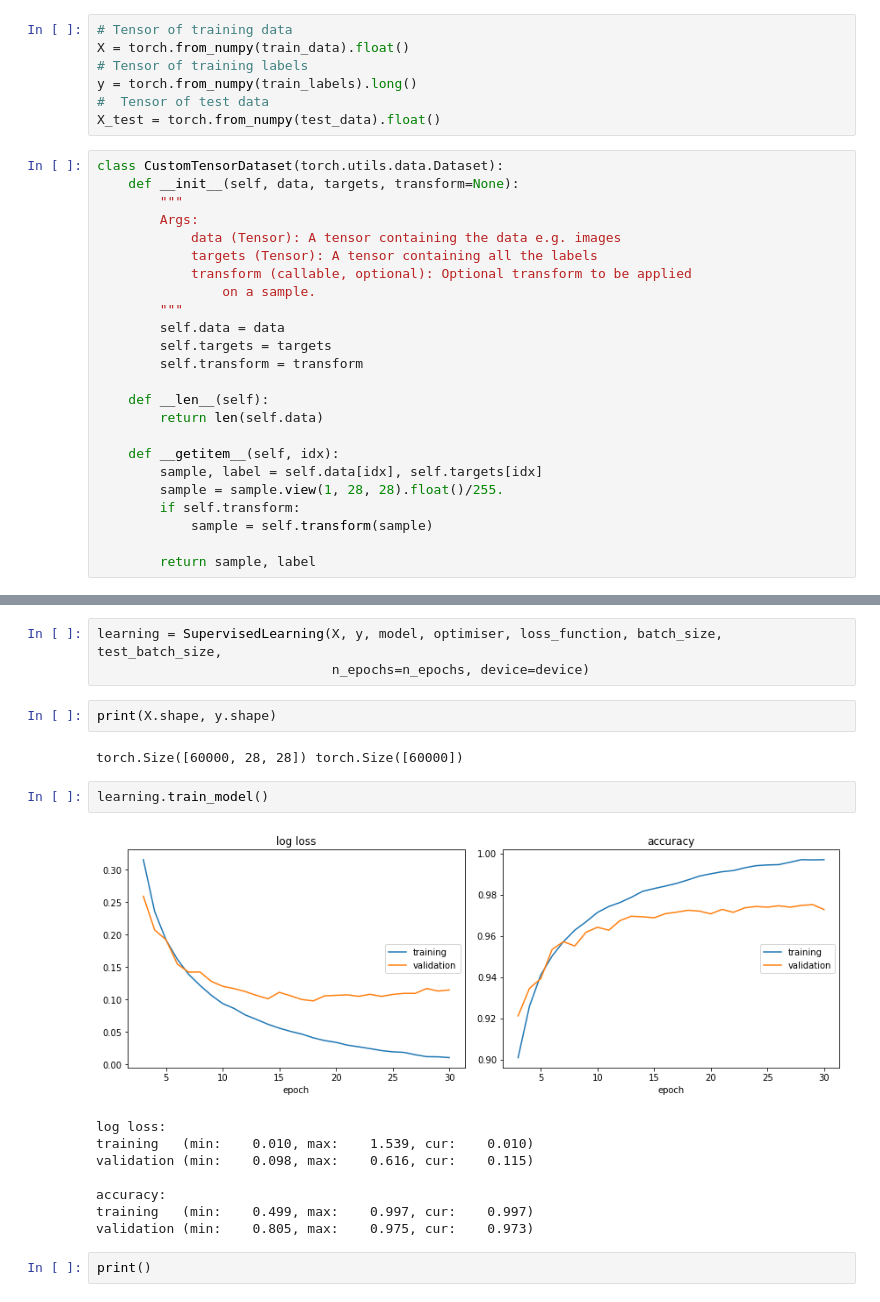
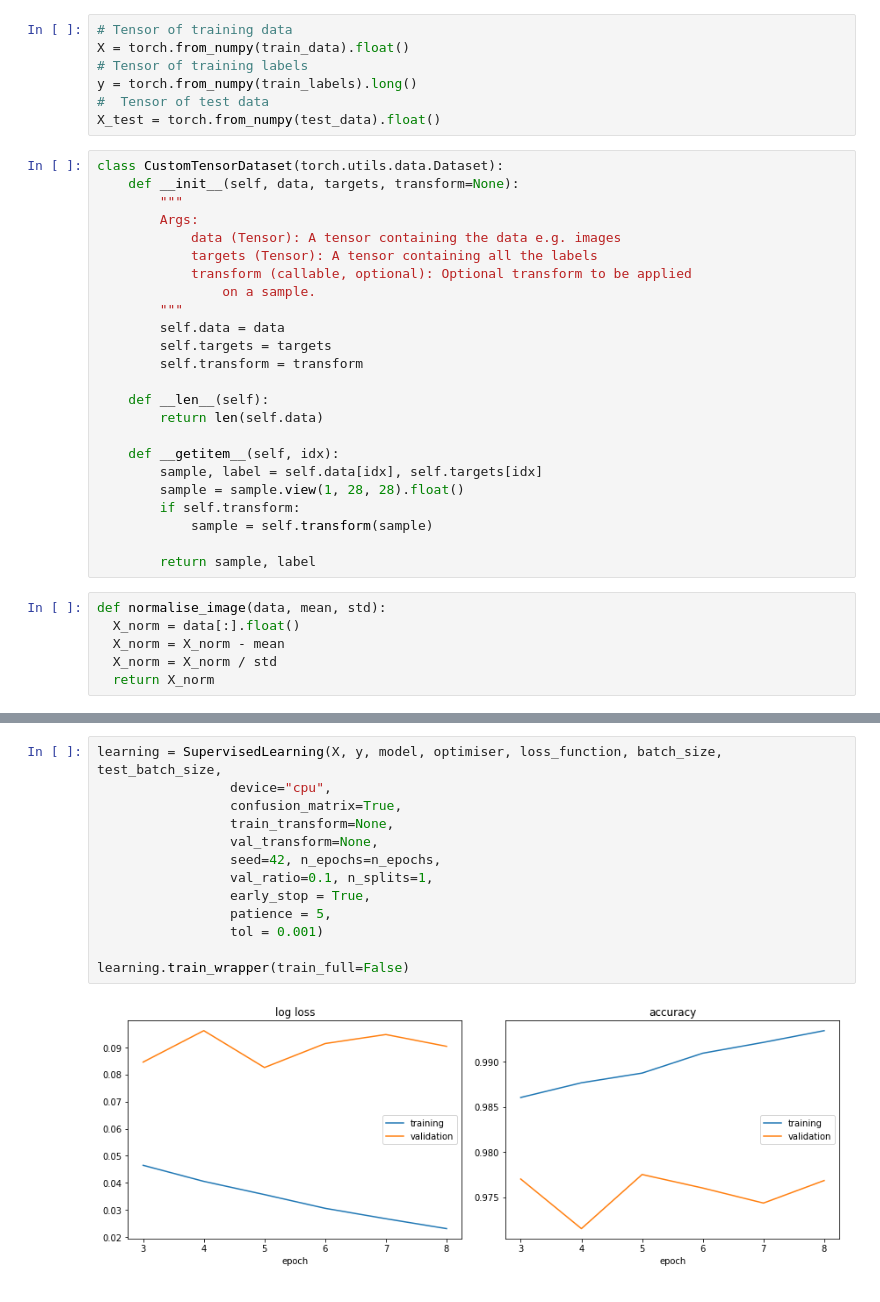
Before and after one commit to dekape/kmnist, a Jupyter notebook: KMNIST.ipynb, the cells around one changed output, grey strips where cells are left out. Drawn from its saved outputs; the diff is of its cells as text.

Commit message:
Working LeNet5 with early stopping and submission

```diff
--- a/KMNIST.ipynb
+++ b/KMNIST.ipynb
@@ -110,8 +99,14 @@ class CustomTensorDataset(torch.utils.data.Dataset):
 
     def __getitem__(self, idx):
         sample, label = self.data[idx], self.targets[idx]
-        sample = sample.view(1, 28, 28).float()/255.
+        sample = sample.view(1, 28, 28).float()
         if self.transform:
             sample = self.transform(sample)
 
         return sample, label
+# %%
+def normalise_image(data, mean, std):
+  X_norm = data[:].float()
+  X_norm = X_norm - mean
+  X_norm = X_norm / std
+  return X_norm
@@ -338,20 +464,15 @@ loss_function = nn.CrossEntropyLoss()
-# %%
-learning = SupervisedLearning(X, y, model, optimiser, loss_function, batch_size, test_batch_size,
-                              n_epochs=n_epochs, device=device)
-# %%
-print(X.shape, y.shape)
-# %% [output]
-torch.Size([60000, 28, 28]) torch.Size([60000])
-# %%
-learning.train_model()
-# %% [output]
-[figure, removed]
-log loss:
-training   (min:    0.010, max:    1.539, cur:    0.010)
-validation (min:    0.098, max:    0.616, cur:    0.115)
-
-accuracy:
-training   (min:    0.499, max:    0.997, cur:    0.997)
-validation (min:    0.805, max:    0.975, cur:    0.973)
-# %%
-print()
+# %%
+learning = SupervisedLearning(X, y, model, optimiser, loss_function, batch_size, test_batch_size,
+                 device="cpu",
+                 confusion_matrix=True,
+                 train_transform=None,
+                 val_transform=None,
+                 seed=42, n_epochs=n_epochs,
+                 val_ratio=0.1, n_splits=1,
+                 early_stop = True,
+                 patience = 5,
+                 tol = 0.001)
+
+learning.train_wrapper(train_full=False)
+# %% [output]
+[figure, added]
```
Also changed, not shown: parts of 15 cells of this notebook, 1 other file.
